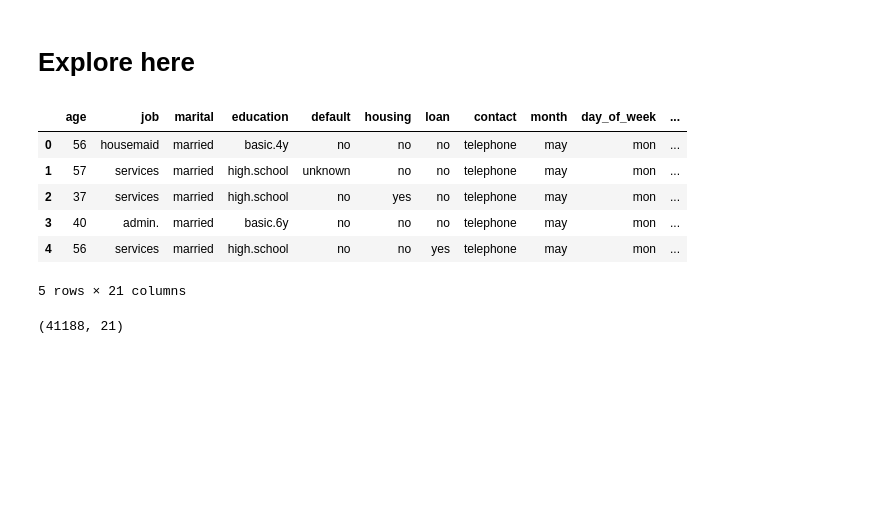
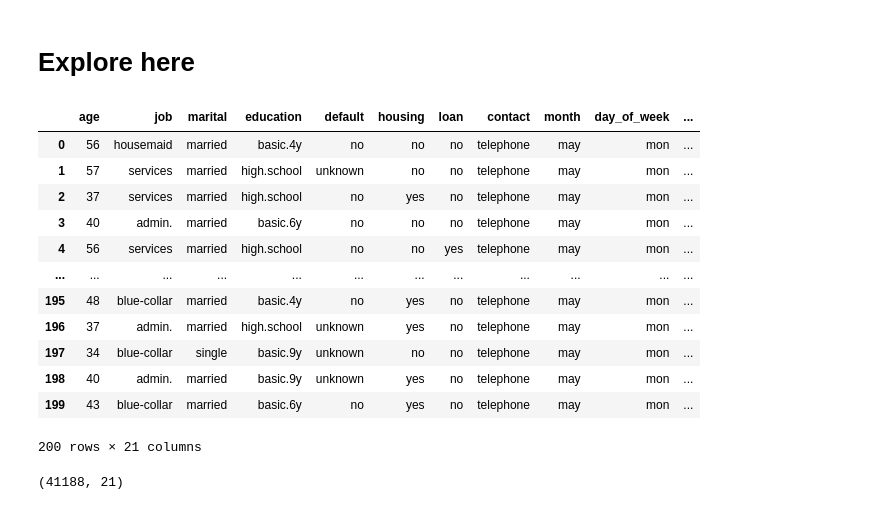
Before and after one commit to pcaliman2/14_Your_First_ML_Alg, a Jupyter notebook: src/explore.ipynb, the cells around one changed output. Saved outputs shown, nothing was run; the diff lists cells and outputs as text; code cells hidden in the pictures; blank space fills up the shorter version.

Commit message:
Estudio_Columnas_01

```diff
--- a/src/explore.ipynb
+++ b/src/explore.ipynb
@@ -3,19 +3,25 @@
 # %%
 # Your code here
 import pandas as pd
 
 Ruta_Arch = "https://raw.githubusercontent.com/4GeeksAcademy/logistic-regression-project-tutorial/main/bank-marketing-campaign-data.csv"
 
 total_data= pd.read_csv(Ruta_Arch, sep = ";")
-total_data.head(5)
+total_data.head(200)
 # %% [output]
 |  | age | job | marital | education | default | housing | loan | contact | month | day_of_week | ... |
 | 0 | 56 | housemaid | married | basic.4y | no | no | no | telephone | may | mon | ... |
 | 1 | 57 | services | married | high.school | unknown | no | no | telephone | may | mon | ... |
 | 2 | 37 | services | married | high.school | no | yes | no | telephone | may | mon | ... |
 | 3 | 40 | admin. | married | basic.6y | no | no | no | telephone | may | mon | ... |
 | 4 | 56 | services | married | high.school | no | no | yes | telephone | may | mon | ... |
+| ... | ... | ... | ... | ... | ... | ... | ... | ... | ... | ... | ... |
+| 195 | 48 | blue-collar | married | basic.4y | no | yes | no | telephone | may | mon | ... |
+| 196 | 37 | admin. | married | high.school | unknown | yes | no | telephone | may | mon | ... |
+| 197 | 34 | blue-collar | single | basic.9y | unknown | no | no | telephone | may | mon | ... |
+| 198 | 40 | admin. | married | basic.9y | unknown | yes | no | telephone | may | mon | ... |
+| 199 | 43 | blue-collar | married | basic.6y | no | yes | no | telephone | may | mon | ... |
-5 rows × 21 columns
+200 rows × 21 columns
 # %%
 # Obtener las dimensiones
 total_data.shape
```
Also changed, not shown: parts of 16 cells of this notebook.
